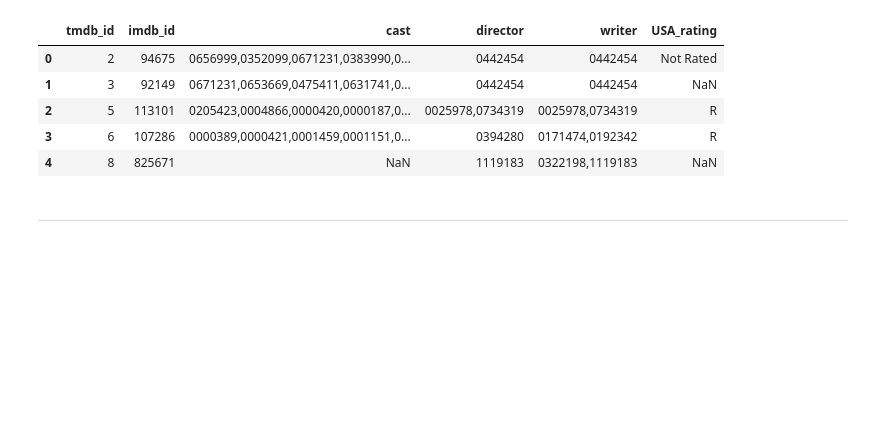
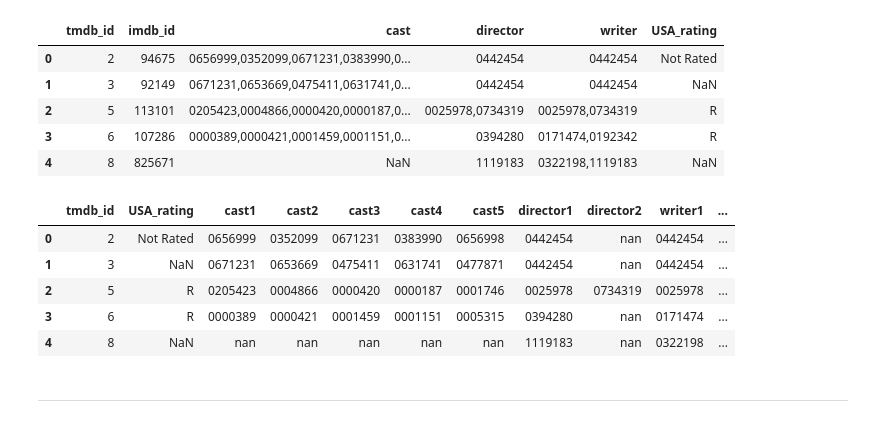
Before and after one commit to greenore/deep-learning-project, a Jupyter notebook: milestone2/Milestone2.ipynb, the cells around one changed output. Saved outputs shown, nothing was run; the diff lists cells and outputs as text; code cells hidden in the pictures; blank space fills up the shorter version.

```diff
--- a/milestone2/Milestone2.ipynb
+++ b/milestone2/Milestone2.ipynb
@@ -156,6 +156,31 @@ imdb.head()
 | 2 | 5 | 113101 | 0205423,0004866,0000420,0000187,0... | 0025978,0734319 | 0025978,0734319 | R |
 | 3 | 6 | 107286 | 0000389,0000421,0001459,0001151,0... | 0394280 | 0171474,0192342 | R |
 | 4 | 8 | 825671 | NaN | 1119183 | 0322198,1119183 | NaN |
+# %%
+# split cast into columns
+cast = imdb['cast'].str.split(',').apply(pd.Series).astype(str)
+cast.rename(columns={0:'cast1', 1:'cast2', 2:'cast3', 3:'cast4', 4:'cast5'}, inplace=True)
+
+# split director into columns
+directors = imdb['director'].str.split(',').apply(pd.Series).astype(str)
+directors.rename(columns={0:'director1', 1:'director2'}, inplace=True)
+
+# split writers into columns
+writers = imdb['writer'].str.split(',').apply(pd.Series).astype(str)
+writers.rename(columns={0:'writer1', 1:'writer2'}, inplace=True)
+
+# concatenate relevant columns
+imdb_info = pd.concat([imdb[['tmdb_id', 'USA_rating']], cast, directors, writers], axis=1)
+
+# show head
+imdb_info.head()
+# %% [output]
+|  | tmdb_id | USA_rating | cast1 | cast2 | cast3 | cast4 | cast5 | director1 | director2 | writer1 | ... |
+| 0 | 2 | Not Rated | 0656999 | 0352099 | 0671231 | 0383990 | 0656998 | 0442454 | nan | 0442454 | ... |
+| 1 | 3 | NaN | 0671231 | 0653669 | 0475411 | 0631741 | 0477871 | 0442454 | nan | 0442454 | ... |
+| 2 | 5 | R | 0205423 | 0004866 | 0000420 | 0000187 | 0001746 | 0025978 | 0734319 | 0025978 | ... |
+| 3 | 6 | R | 0000389 | 0000421 | 0001459 | 0001151 | 0005315 | 0394280 | nan | 0171474 | ... |
+| 4 | 8 | NaN | nan | nan | nan | nan | nan | 1119183 | nan | 0322198 | ... |
 # %% [markdown]
 ---
 # %% [markdown]
```
Also changed, not shown: parts of 34 cells of this notebook, 1 other file.
